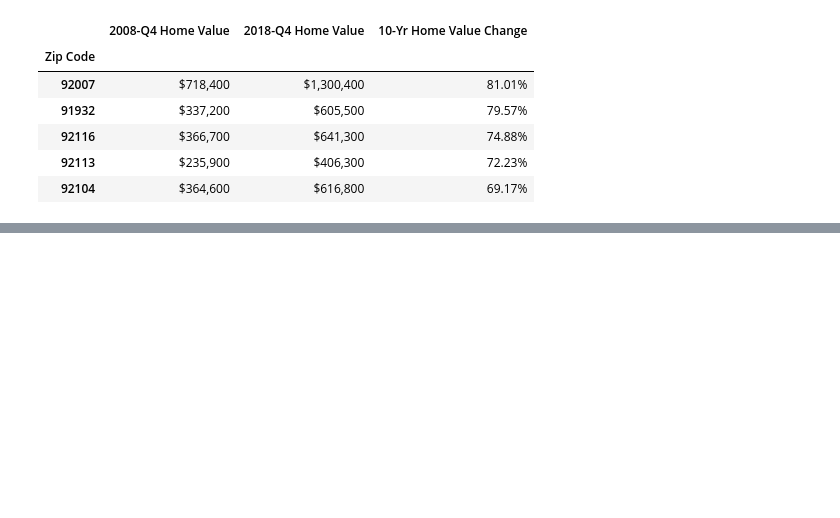
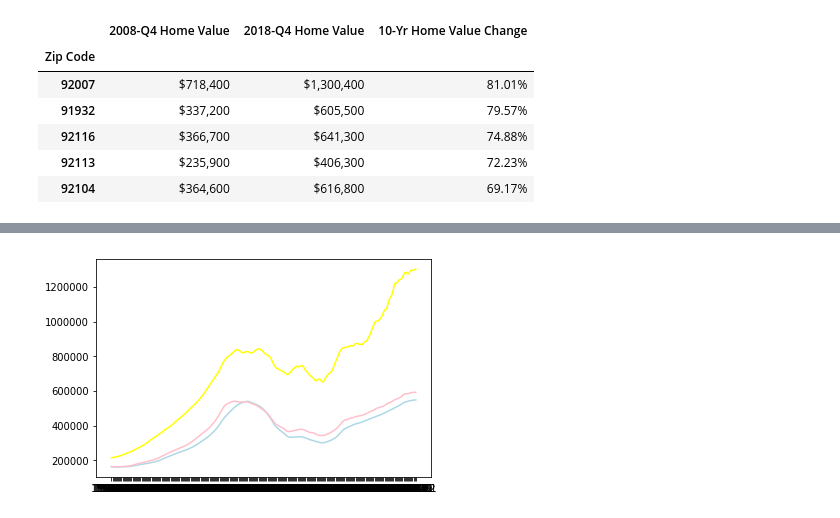
Before and after one commit to cgainor/Housing-and-Income-Appreciation, a Jupyter notebook: Work/ZipCode_10yr_Line.ipynb, the cells around one changed output, grey strips where cells are left out. Cells and saved outputs as stored; diff of their text form; code cells hidden in the pictures; blank space fills up the shorter version.

```diff
--- a/Work/ZipCode_10yr_Line.ipynb
+++ b/Work/ZipCode_10yr_Line.ipynb
@@ -165,0 +275,12 @@ ranked_zips_formatted.head()
+# %%
+# Collect the months where data was collected
+months = state_county_zip.keys()
+
+# Plot highest zip appreciation rate compared to county and state -- monthly data as layered line graph
+ca_line = plt.plot(months, ca_row_index_list, color="lightblue",label="California")
+
+sd_line = plt.plot(months, sd_row_index_list, color="pink",label="San Diego")
+
+top_line = plt.plot(months, zip_high_row_index_list, color="yellow",label=zip_high_row.iloc[0,0])
+# %% [output]
+[figure, added]
```
Also changed, not shown: parts of 6 cells of this notebook.
